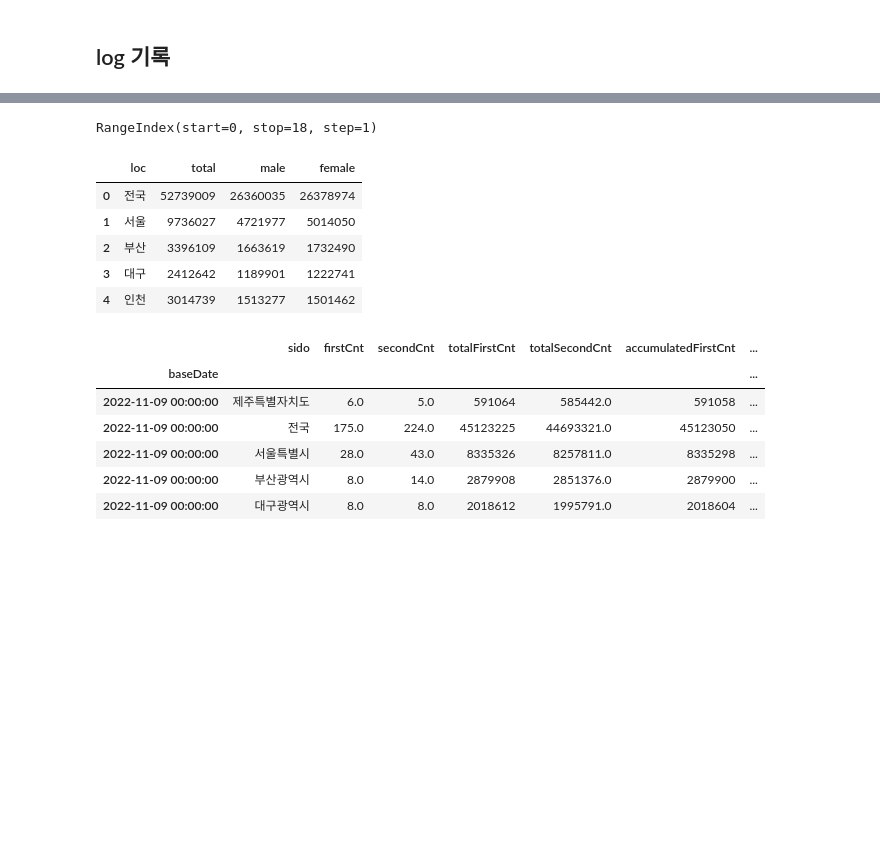
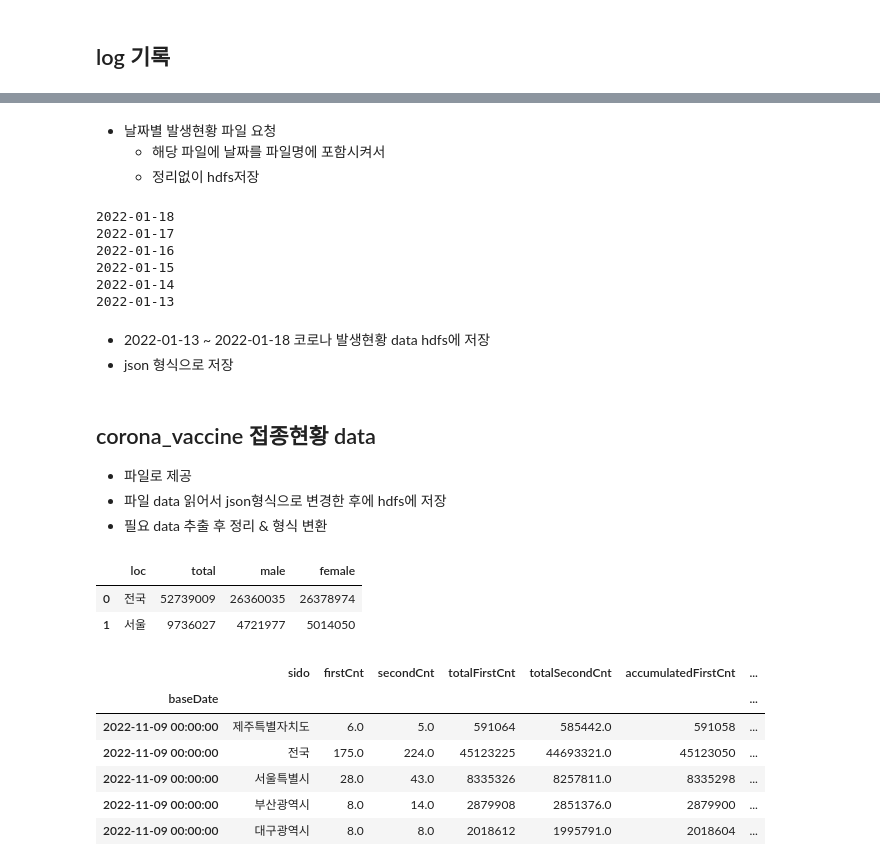
Before and after one commit to tanya-bang/12.Hadoop-Spark, a Jupyter notebook: note/14_Extract.ipynb, the cells around one changed output, grey strips where cells are left out. Drawn from its saved outputs; the diff is of its cells as text; code cells hidden in the pictures; blank space fills up the shorter version.

```diff
--- a/note/14_Extract.ipynb
+++ b/note/14_Extract.ipynb
@@ -342,18 +310,45 @@ for i in range(365*3, 367*3) :
+# %% [markdown]
+- 날짜별 발생현황 파일 요청
+    - 해당 파일에 날짜를 파일명에 포함시켜서
+    - 정리없이 hdfs저장
+# %%
+# ETL 연습용 data hdfs에 저장
+for i in range(365*3, 367*3):
+    params = create_param(i)
+    print(params['std_day'])
+    try :
+        res=executeRestApi('get',url,{},params)
+        file_name='corona_patient_'+cal_std_day(i)+'.json' #hdfs에 저장할 파일명 생성
+        client.write(file_dir+file_name,res,encoding='utf-8') #hdfs에 저장
+    except Exception as e: # 일반 python 예외
+        log_dict['err_msg']= e.__str__()
+        log_json = json.dumps(log_dict, ensure_ascii=False) #log json 형태로 기록
+        co_logger.error(log_json) #logger가 발생시키는 에러 - log 기록을 위함
+# %% [output]
+2022-01-18
+2022-01-17
+2022-01-16
+2022-01-15
+2022-01-14
+2022-01-13
+# %% [markdown]
+- 2022-01-13 ~ 2022-01-18 코로나 발생현황 data hdfs에 저장
+- json 형식으로 저장
+# %% [markdown]
+## corona_vaccine 접종현황 data
+- 파일로 제공
+- 파일 data 읽어서 json형식으로 변경한 후에 hdfs에 저장
+- 필요 data 추출 후 정리 & 형식 변환
 # %%
 import pandas as pd
 # %%
-# 광역 시도별 인구 data
+# 인구data
 pop = pd.read_csv('data/corona_data/sido_population.csv',encoding='CP949')
-pop.index
-pop.head()
+pop.head(2)
 # %% [output]
-RangeIndex(start=0, stop=18, step=1)
 |  | loc | total | male | female |
 | 0 | 전국 | 52739009 | 26360035 | 26378974 |
 | 1 | 서울 | 9736027 | 4721977 | 5014050 |
-| 2 | 부산 | 3396109 | 1663619 | 1732490 |
-| 3 | 대구 | 2412642 | 1189901 | 1222741 |
-| 4 | 인천 | 3014739 | 1513277 | 1501462 |
 # %%
 vac_v1 = pd.read_csv('data/corona_data/Covid19Vaccine.csv', index_col=0)
 vac_v1.head(5)
```
Also changed, not shown: parts of 80 cells of this notebook, 1 other file.
